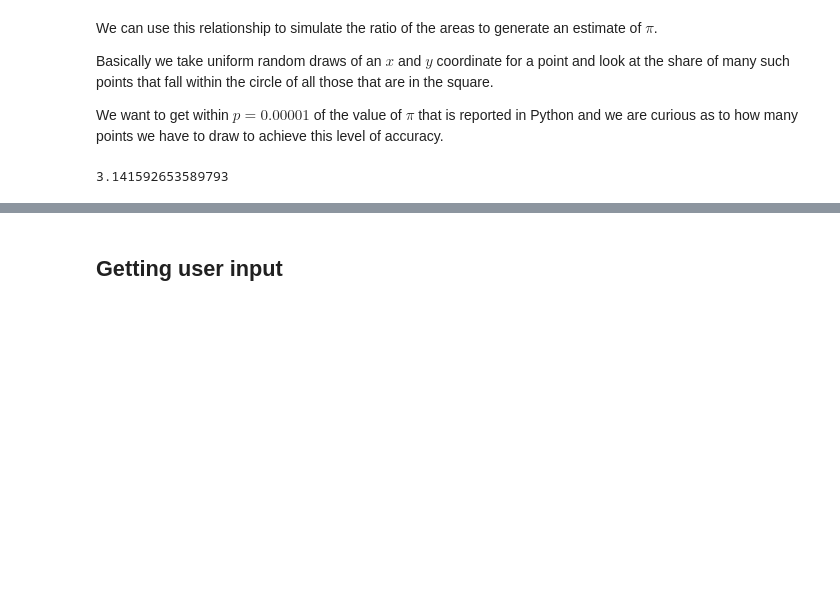
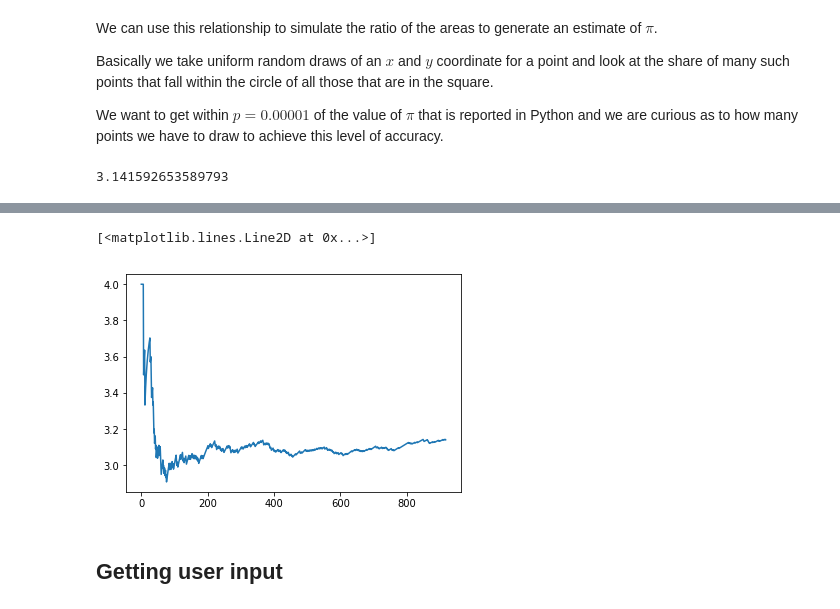
Before and after one commit to qszhao/PTUA2023, a Jupyter notebook: Lab03/simulate_pi.ipynb, the cells around one changed output, grey strips where cells are left out. Drawn from its saved outputs; the diff is of its cells as text; code cells hidden in the pictures; blank space fills up the shorter version.

```diff
--- a/Lab03/simulate_pi.ipynb
+++ b/Lab03/simulate_pi.ipynb
@@ -132,5 +128,8 @@ ratios[:10]
 # %%
-#plot(ratios)
+plt.plot(ratios)
+# %% [output]
+[<matplotlib.lines.Line2D at 0x...>]
+[figure, added]
 # %% [markdown]
 ## Getting user input
 # %%
```
Also changed, not shown: parts of 9 cells of this notebook.
